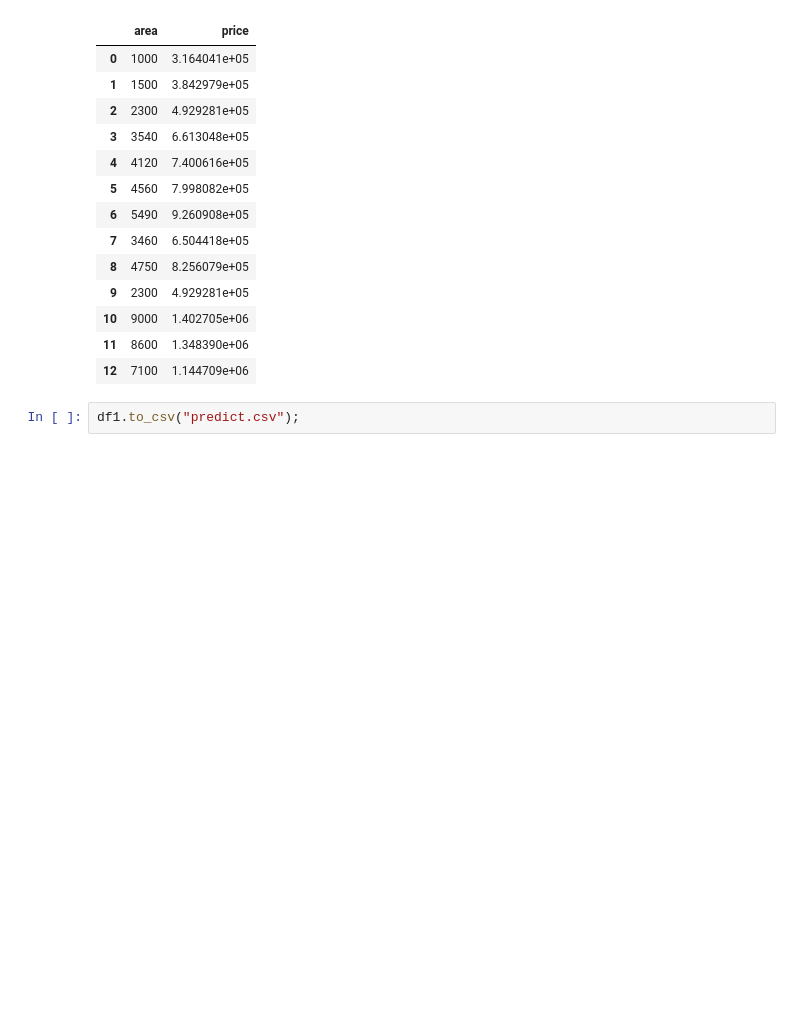
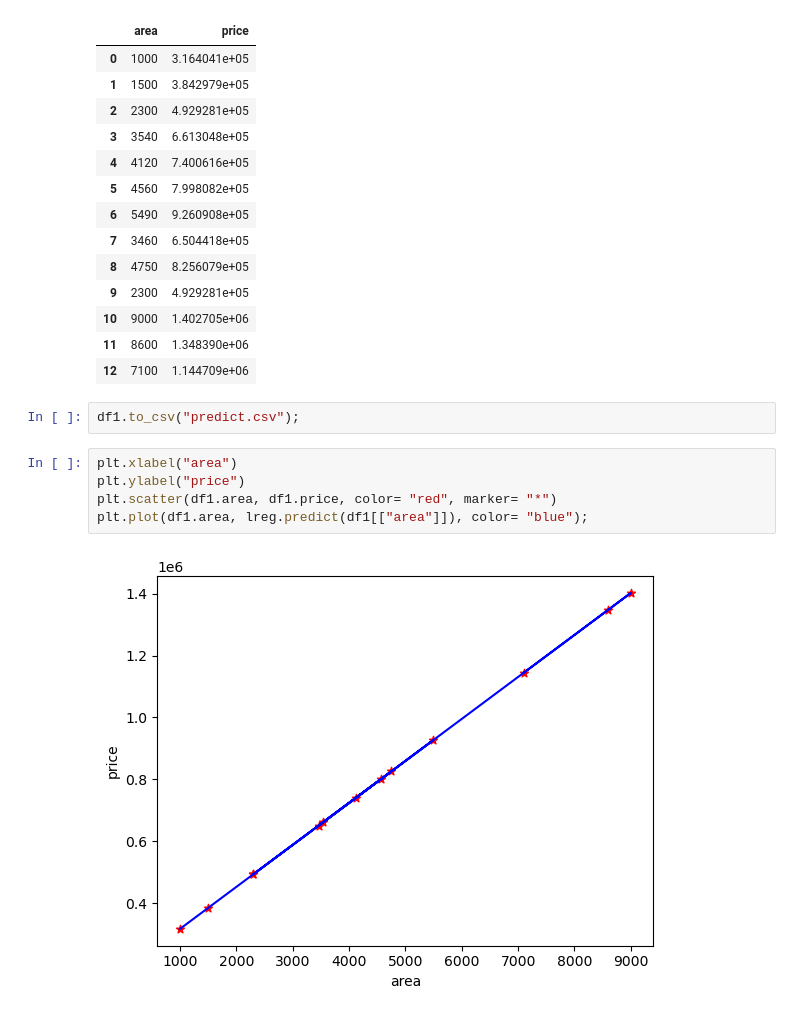
Before and after one commit to kartikey-gaur/PricePredictor, a Jupyter notebook: linReg.ipynb, the cells around one changed output. Saved outputs shown, nothing was run; the diff lists cells and outputs as text; blank space fills up the shorter version.

```diff
--- a/linReg.ipynb
+++ b/linReg.ipynb
@@ -83,3 +83,10 @@ df1
 | 12 | 7100 | 1.144709e+06 |
 # %%
 df1.to_csv("predict.csv");
+# %%
+plt.xlabel("area")
+plt.ylabel("price")
+plt.scatter(df1.area, df1.price, color= "red", marker= "*")
+plt.plot(df1.area, lreg.predict(df1[["area"]]), color= "blue");
+# %% [output]
+[figure, added]
```
